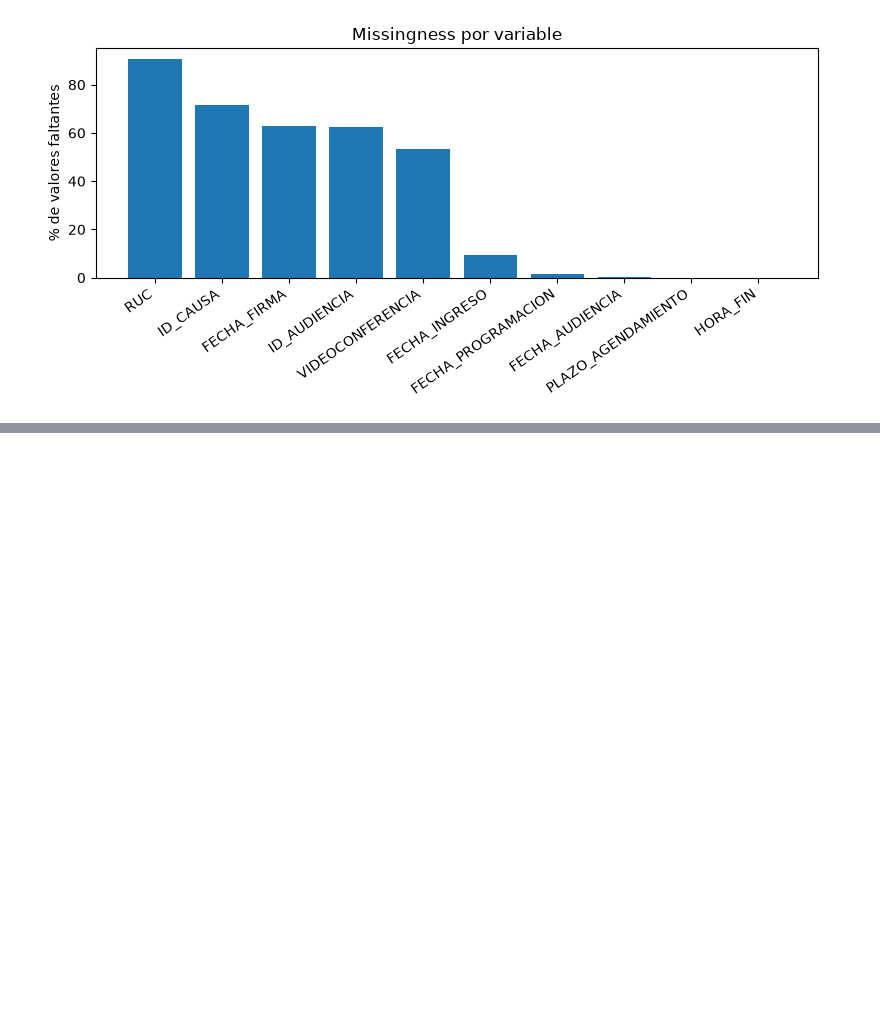
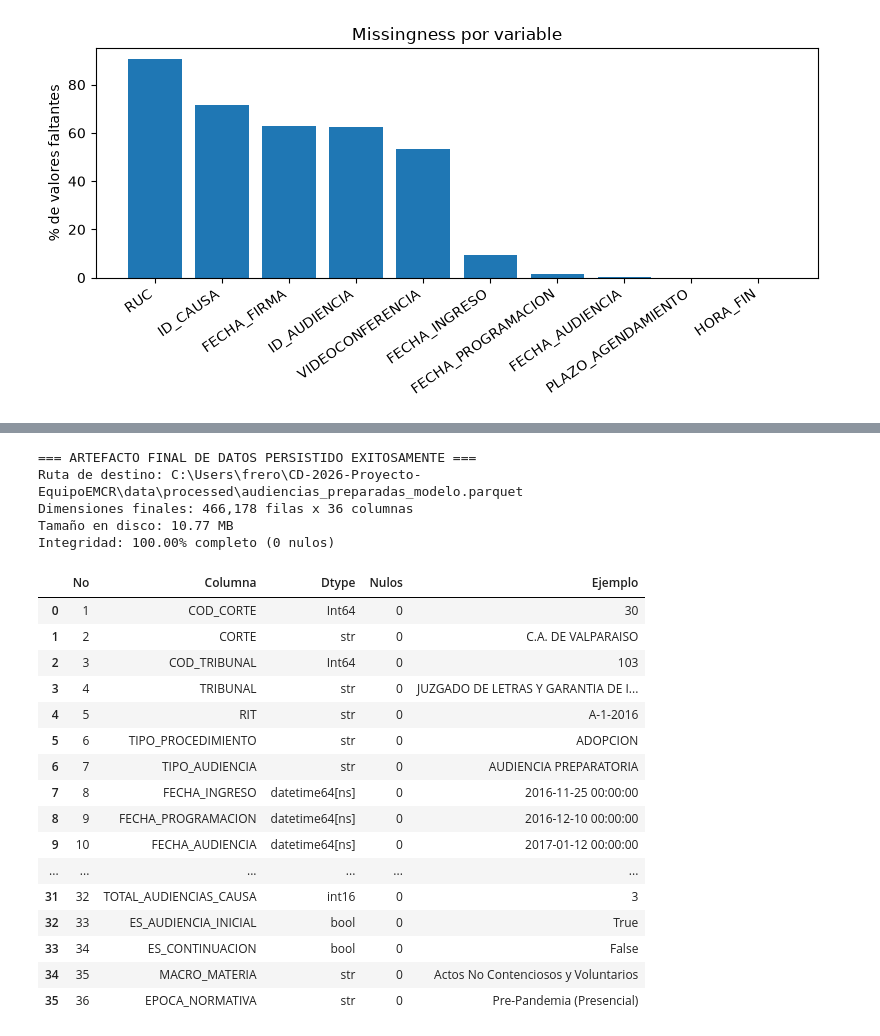
Before and after one commit to cristobalarm2000/CD-2026-Proyecto-EquipoEMCR, a Jupyter notebook: notebooks/01 ETL_audienciasparquet.ipynb, the cells around one changed output, grey strips where cells are left out. Cells and saved outputs as stored; diff of their text form; code cells hidden in the pictures; blank space fills up the shorter version.

```diff
--- a/notebooks/01 ETL_audienciasparquet.ipynb
+++ b/notebooks/01 ETL_audienciasparquet.ipynb
@@ -209,0 +1123,52 @@ plt.show()
+# %%
+# Persistencia del artefacto final procesado
+from pathlib import Path
+
+out_dir = Path("../data/processed")
+if not out_dir.exists():
+    out_dir = Path("data/processed")
+out_dir.mkdir(parents=True, exist_ok=True)
+
+out_file = out_dir / "audiencias_preparadas_modelo.parquet"
+df_clean.to_parquet(out_file, index=False, compression='snappy')
+
+file_size_mb = out_file.stat().st_size / (1024 * 1024)
+
+print("=== ARTEFACTO FINAL DE DATOS PERSISTIDO EXITOSAMENTE ===")
+print(f"Ruta de destino: {out_file.resolve()}")
+print(f"Dimensiones finales: {df_clean.shape[0]:,} filas x {df_clean.shape[1]} columnas")
+print(f"Tamaño en disco: {file_size_mb:.2f} MB")
+print(f"Integridad: 100.00% completo (0 nulos)")
+
+# Resumen columnar
+resumen_columnas = pd.DataFrame({
+    'No': range(1, len(df_clean.columns) + 1),
+    'Columna': df_clean.columns,
+    'Dtype': df_clean.dtypes.astype(str).values,
+    'Nulos': df_clean.isna().sum().values,
+    'Ejemplo': df_clean.iloc[0].astype(str).values
+})
+display(resumen_columnas)
+# %% [output]
+=== ARTEFACTO FINAL DE DATOS PERSISTIDO EXITOSAMENTE ===
+Ruta de destino: C:\Users\frero\CD-2026-Proyecto-EquipoEMCR\data\processed\audiencias_preparadas_modelo.parquet
+Dimensiones finales: 466,178 filas x 36 columnas
+Tamaño en disco: 10.77 MB
+Integridad: 100.00% completo (0 nulos)
+|  | No | Columna | Dtype | Nulos | Ejemplo |
+| 0 | 1 | COD_CORTE | Int64 | 0 | 30 |
+| 1 | 2 | CORTE | str | 0 | C.A. DE VALPARAISO |
+| 2 | 3 | COD_TRIBUNAL | Int64 | 0 | 103 |
+| 3 | 4 | TRIBUNAL | str | 0 | JUZGADO DE LETRAS Y GARANTIA DE I... |
+| 4 | 5 | RIT | str | 0 | A-1-2016 |
+| 5 | 6 | TIPO_PROCEDIMIENTO | str | 0 | ADOPCION |
+| 6 | 7 | TIPO_AUDIENCIA | str | 0 | AUDIENCIA PREPARATORIA |
+| 7 | 8 | FECHA_INGRESO | datetime64[ns] | 0 | 2016-11-25 00:00:00 |
+| 8 | 9 | FECHA_PROGRAMACION | datetime64[ns] | 0 | 2016-12-10 00:00:00 |
+| 9 | 10 | FECHA_AUDIENCIA | datetime64[ns] | 0 | 2017-01-12 00:00:00 |
+| ... | ... | ... | ... | ... | ... |
+| 31 | 32 | TOTAL_AUDIENCIAS_CAUSA | int16 | 0 | 3 |
+| 32 | 33 | ES_AUDIENCIA_INICIAL | bool | 0 | True |
+| 33 | 34 | ES_CONTINUACION | bool | 0 | False |
+| 34 | 35 | MACRO_MATERIA | str | 0 | Actos No Contenciosos y Voluntarios |
+| 35 | 36 | EPOCA_NORMATIVA | str | 0 | Pre-Pandemia (Presencial) |
```
Also changed, not shown: parts of 31 cells of this notebook, 26 other files.
